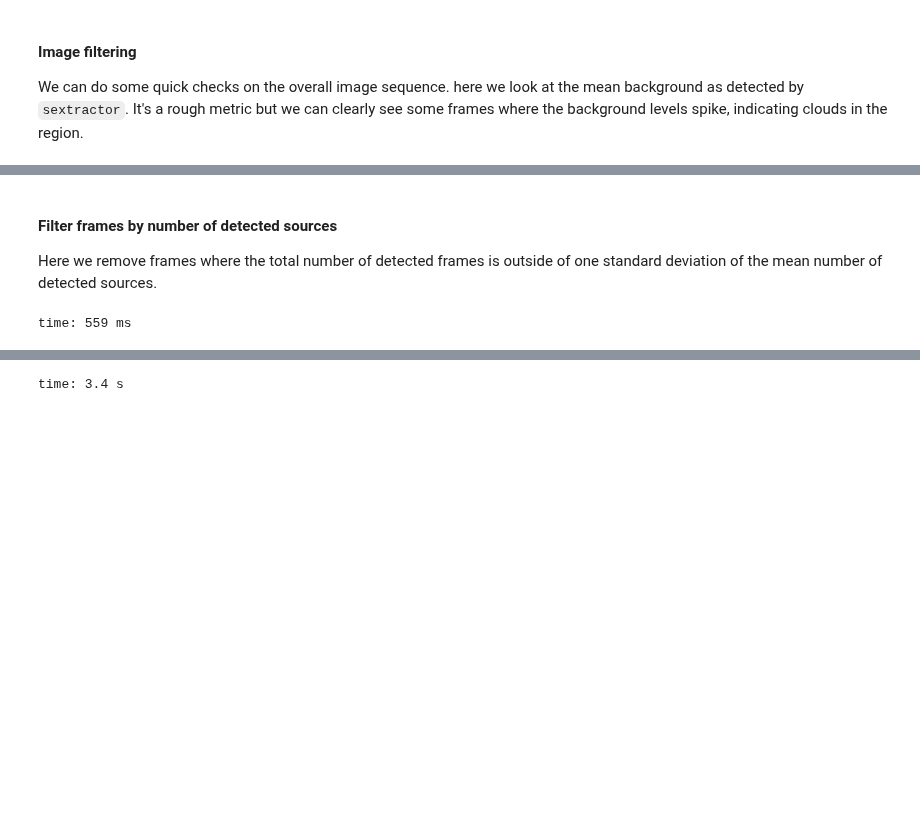
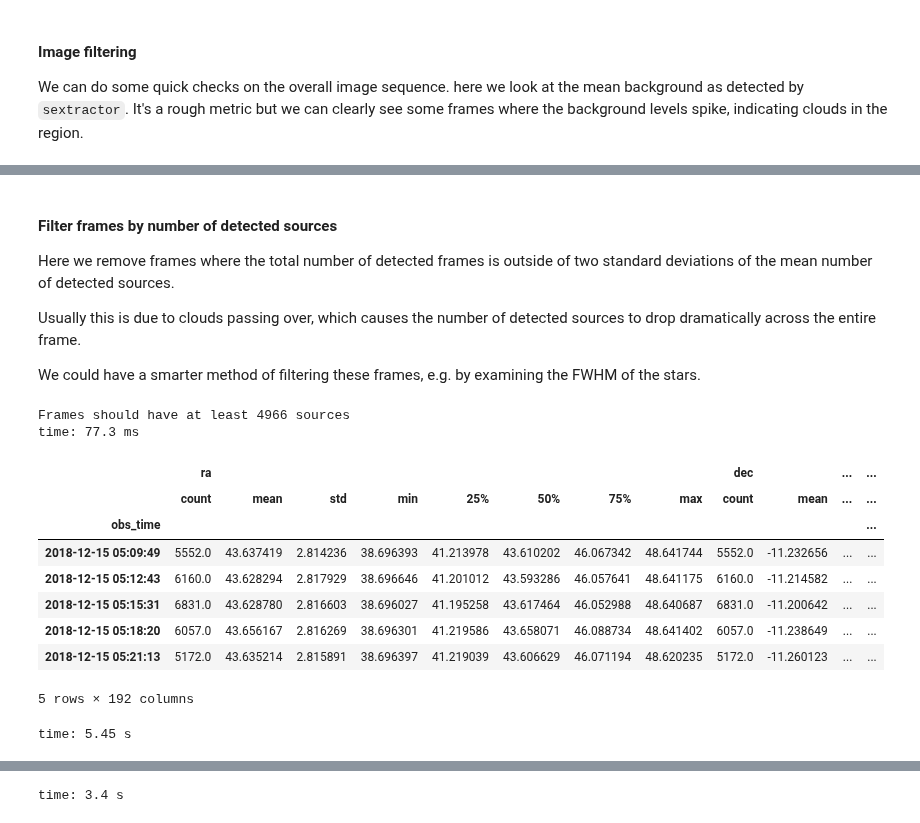
Before and after one commit to panoptes/panoptes-pipeline, a Jupyter notebook: notebooks/processing/PIAA-Source-Detection-And-Filtering.ipynb, the cells around one changed output, grey strips where cells are left out. Cells and saved outputs as stored; diff of their text form; code cells hidden in the pictures; blank space fills up the shorter version.

```diff
--- a/notebooks/processing/PIAA-Source-Detection-And-Filtering.ipynb
+++ b/notebooks/processing/PIAA-Source-Detection-And-Filtering.ipynb
@@ -119,10 +128,29 @@ time: 314 ms
 # %% [markdown]
 #### Filter frames by number of detected sources
 
-Here we remove frames where the total number of detected frames is outside of one standard deviation of the mean number of detected sources.
+Here we remove frames where the total number of detected frames is outside of two standard deviations of the mean number of detected sources.
+
+Usually this is due to clouds passing over, which causes the number of detected sources to drop dramatically across the entire frame.
+
+We could have a smarter method of filtering these frames, e.g. by examining the FWHM of the stars.
 # %%
 num_sources = observation_sources.groupby('obs_time').count().file
-min_sources = num_sources.mean() - num_sources.std()
+min_sources = int(num_sources.mean() - (2 * num_sources.std()))
+print(f'Frames should have at least {min_sources} sources')
 # %% [output]
-time: 559 ms
+Frames should have at least 4966 sources
+time: 77.3 ms
+# %%
+observation_sources.groupby('obs_time').describe().head()
+# %% [output]
+|  | ra |  |  |  |  |  |  |  | dec |  | ... | ... |
+|  | count | mean | std | min | 25% | 50% | 75% | max | count | mean | ... | ... |
+| obs_time |  |  |  |  |  |  |  |  |  |  |  | ... |
+| 2018-12-15 05:09:49 | 5552.0 | 43.637419 | 2.814236 | 38.696393 | 41.213978 | 43.610202 | 46.067342 | 48.641744 | 5552.0 | -11.232656 | ... | ... |
+| 2018-12-15 05:12:43 | 6160.0 | 43.628294 | 2.817929 | 38.696646 | 41.201012 | 43.593286 | 46.057641 | 48.641175 | 6160.0 | -11.214582 | ... | ... |
+| 2018-12-15 05:15:31 | 6831.0 | 43.628780 | 2.816603 | 38.696027 | 41.195258 | 43.617464 | 46.052988 | 48.640687 | 6831.0 | -11.200642 | ... | ... |
+| 2018-12-15 05:18:20 | 6057.0 | 43.656167 | 2.816269 | 38.696301 | 41.219586 | 43.658071 | 46.088734 | 48.641402 | 6057.0 | -11.238649 | ... | ... |
+| 2018-12-15 05:21:13 | 5172.0 | 43.635214 | 2.815891 | 38.696397 | 41.219039 | 43.606629 | 46.071194 | 48.620235 | 5172.0 | -11.260123 | ... | ... |
+5 rows × 192 columns
+time: 5.45 s
 # %%
```
Also changed, not shown: parts of 9 cells of this notebook, 12 other files.
